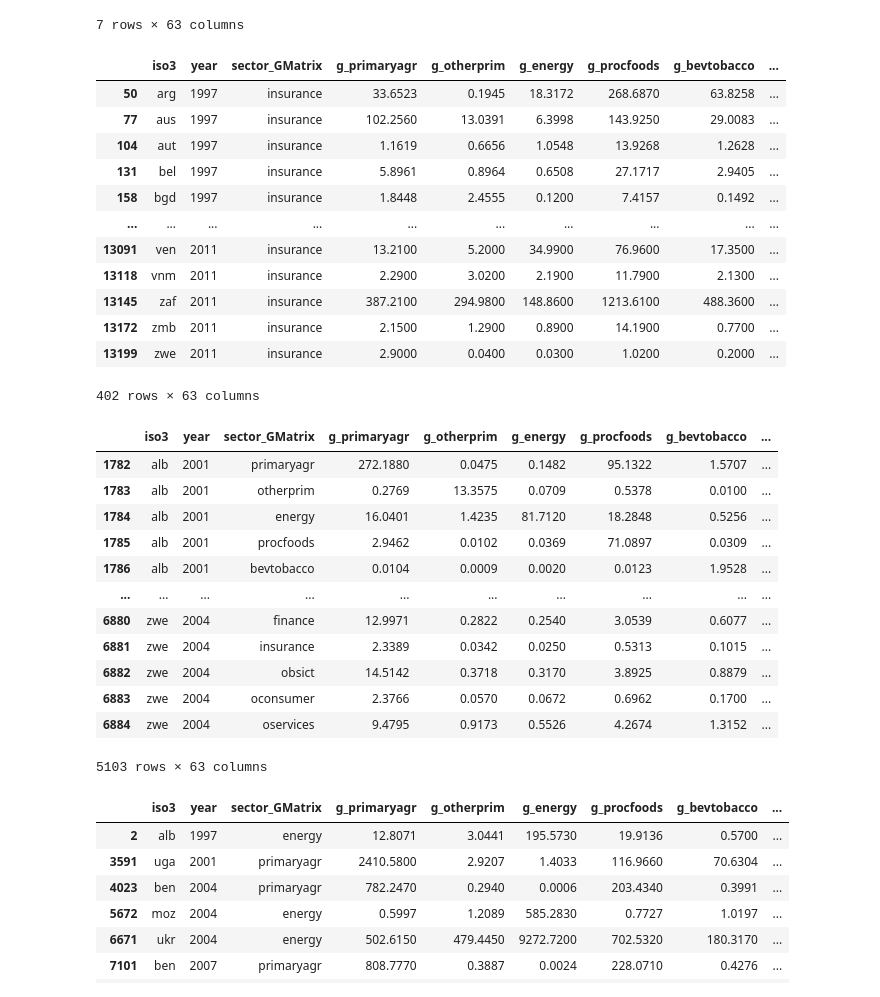
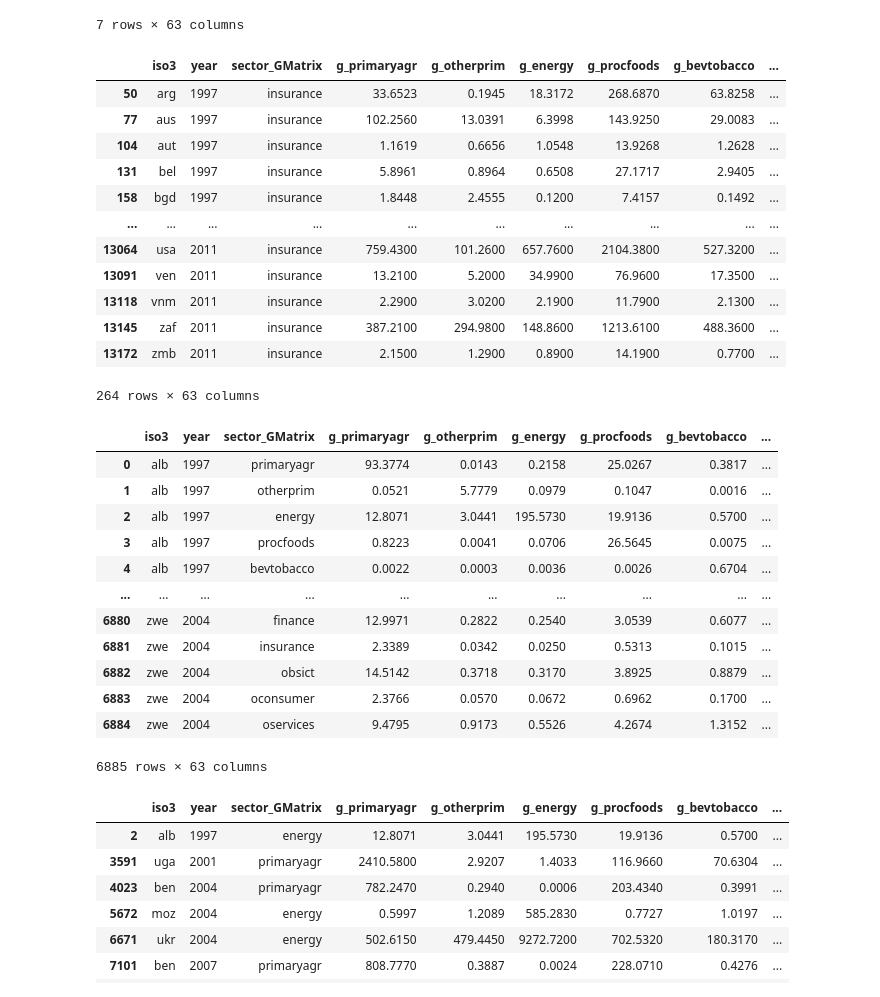
Before and after one commit to ElizabethCobos/Actividad1, a Jupyter notebook: Actividad_1.ipynb, the cells around one changed output. Drawn from its saved outputs; the diff is of its cells as text; code cells hidden in the pictures.

```diff
--- a/Actividad_1.ipynb
+++ b/Actividad_1.ipynb
@@ -41,6 +44,6 @@ afinal
 # %%
 #Filtro b)
-b=df[(df["g_procfoods"] > 0.7) & (df["sector_GMatrix"] == "insurance")]
+b=df[(df["g_procfoods"] > 7) & (df["sector_GMatrix"] == "insurance")]
 b
 # %% [output]
 |  | iso3 | year | sector_GMatrix | g_primaryagr | g_otherprim | g_energy | g_procfoods | g_bevtobacco | ... |
@@ -50,30 +53,30 @@ b
 | 131 | bel | 1997 | insurance | 5.8961 | 0.8964 | 0.6508 | 27.1717 | 2.9405 | ... |
 | 158 | bgd | 1997 | insurance | 1.8448 | 2.4555 | 0.1200 | 7.4157 | 0.1492 | ... |
 | ... | ... | ... | ... | ... | ... | ... | ... | ... | ... |
+| 13064 | usa | 2011 | insurance | 759.4300 | 101.2600 | 657.7600 | 2104.3800 | 527.3200 | ... |
 | 13091 | ven | 2011 | insurance | 13.2100 | 5.2000 | 34.9900 | 76.9600 | 17.3500 | ... |
 | 13118 | vnm | 2011 | insurance | 2.2900 | 3.0200 | 2.1900 | 11.7900 | 2.1300 | ... |
 | 13145 | zaf | 2011 | insurance | 387.2100 | 294.9800 | 148.8600 | 1213.6100 | 488.3600 | ... |
 | 13172 | zmb | 2011 | insurance | 2.1500 | 1.2900 | 0.8900 | 14.1900 | 0.7700 | ... |
-| 13199 | zwe | 2011 | insurance | 2.9000 | 0.0400 | 0.0300 | 1.0200 | 0.2000 | ... |
-402 rows × 63 columns
+264 rows × 63 columns
 # %%
 #Filtro c
-c=df[(df["year"] > 1997) & (df["year"] <2005)]
+c=df[(df["year"] >= 1997) & (df["year"] <= 2005)]
 c
 # %% [output]
 |  | iso3 | year | sector_GMatrix | g_primaryagr | g_otherprim | g_energy | g_procfoods | g_bevtobacco | ... |
-| 1782 | alb | 2001 | primaryagr | 272.1880 | 0.0475 | 0.1482 | 95.1322 | 1.5707 | ... |
-| 1783 | alb | 2001 | otherprim | 0.2769 | 13.3575 | 0.0709 | 0.5378 | 0.0100 | ... |
-| 1784 | alb | 2001 | energy | 16.0401 | 1.4235 | 81.7120 | 18.2848 | 0.5256 | ... |
-| 1785 | alb | 2001 | procfoods | 2.9462 | 0.0102 | 0.0369 | 71.0897 | 0.0309 | ... |
-| 1786 | alb | 2001 | bevtobacco | 0.0104 | 0.0009 | 0.0020 | 0.0123 | 1.9528 | ... |
+| 0 | alb | 1997 | primaryagr | 93.3774 | 0.0143 | 0.2158 | 25.0267 | 0.3817 | ... |
+| 1 | alb | 1997 | otherprim | 0.0521 | 5.7779 | 0.0979 | 0.1047 | 0.0016 | ... |
+| 2 | alb | 1997 | energy | 12.8071 | 3.0441 | 195.5730 | 19.9136 | 0.5700 | ... |
+| 3 | alb | 1997 | procfoods | 0.8223 | 0.0041 | 0.0706 | 26.5645 | 0.0075 | ... |
+| 4 | alb | 1997 | bevtobacco | 0.0022 | 0.0003 | 0.0036 | 0.0026 | 0.6704 | ... |
 | ... | ... | ... | ... | ... | ... | ... | ... | ... | ... |
 | 6880 | zwe | 2004 | finance | 12.9971 | 0.2822 | 0.2540 | 3.0539 | 0.6077 | ... |
 | 6881 | zwe | 2004 | insurance | 2.3389 | 0.0342 | 0.0250 | 0.5313 | 0.1015 | ... |
 | 6882 | zwe | 2004 | obsict | 14.5142 | 0.3718 | 0.3170 | 3.8925 | 0.8879 | ... |
 | 6883 | zwe | 2004 | oconsumer | 2.3766 | 0.0570 | 0.0672 | 0.6962 | 0.1700 | ... |
 | 6884 | zwe | 2004 | oservices | 9.4795 | 0.9173 | 0.5526 | 4.2674 | 1.3152 | ... |
-5103 rows × 63 columns
+6885 rows × 63 columns
 # %%
 #Filtro d
 d=df[(df["VXsharefwd"] > 0.5) & (df["VXsharebwd"] < 0.5)]
```
Also changed, not shown: parts of 2 cells of this notebook, 1 other file.
